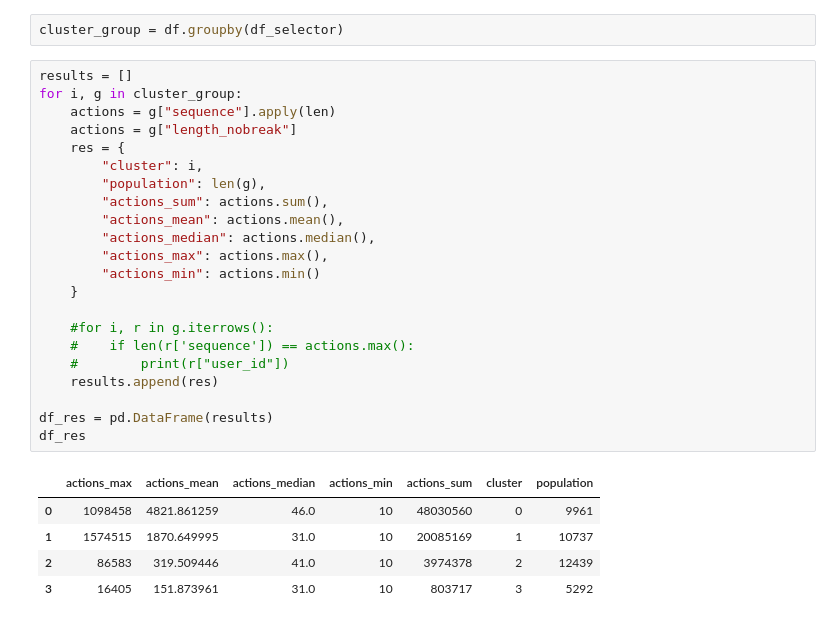
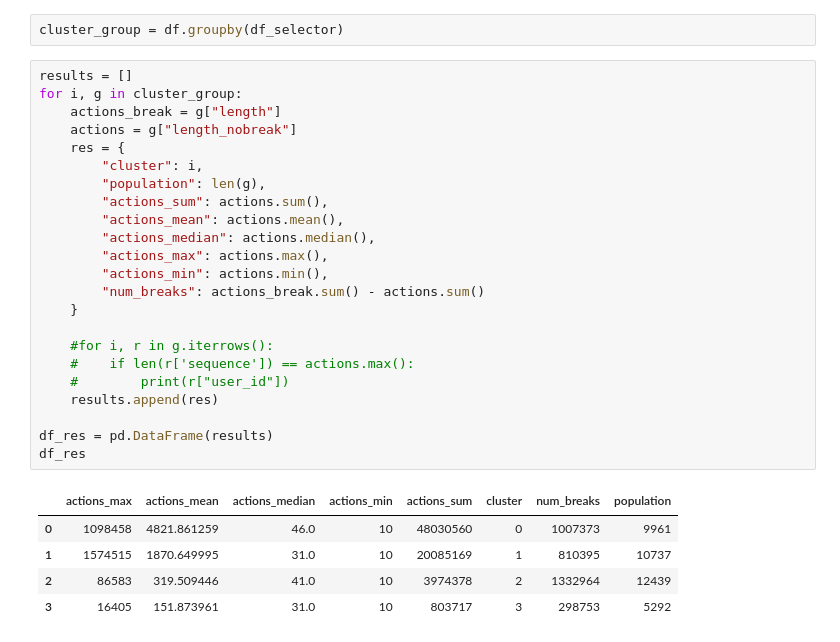
Before and after one commit to pkasper/ontology_roles, a Jupyter notebook: 004_analyse_clusters.ipynb, the cells around one changed output. Saved outputs shown, nothing was run; the diff lists cells and outputs as text.

```diff
--- a/004_analyse_clusters.ipynb
+++ b/004_analyse_clusters.ipynb
@@ -45,28 +45,29 @@ cluster_group = df.groupby(df_selector)
 # %%
 results = []
 for i, g in cluster_group:
-    actions = g["sequence"].apply(len)
+    actions_break = g["length"]
     actions = g["length_nobreak"]
     res = {
         "cluster": i,
         "population": len(g),
         "actions_sum": actions.sum(),
         "actions_mean": actions.mean(),
         "actions_median": actions.median(),
         "actions_max": actions.max(),
-        "actions_min": actions.min()
+        "actions_min": actions.min(),
+        "num_breaks": actions_break.sum() - actions.sum()
     }
 
     #for i, r in g.iterrows():
     #    if len(r['sequence']) == actions.max():
     #        print(r["user_id"])
     results.append(res)
 
 df_res = pd.DataFrame(results)
 df_res
 # %% [output]
-|  | actions_max | actions_mean | actions_median | actions_min | actions_sum | cluster | population |
-| 0 | 1098458 | 4821.861259 | 46.0 | 10 | 48030560 | 0 | 9961 |
-| 1 | 1574515 | 1870.649995 | 31.0 | 10 | 20085169 | 1 | 10737 |
-| 2 | 86583 | 319.509446 | 41.0 | 10 | 3974378 | 2 | 12439 |
-| 3 | 16405 | 151.873961 | 31.0 | 10 | 803717 | 3 | 5292 |
+|  | actions_max | actions_mean | actions_median | actions_min | actions_sum | cluster | num_breaks | population |
+| 0 | 1098458 | 4821.861259 | 46.0 | 10 | 48030560 | 0 | 1007373 | 9961 |
+| 1 | 1574515 | 1870.649995 | 31.0 | 10 | 20085169 | 1 | 810395 | 10737 |
+| 2 | 86583 | 319.509446 | 41.0 | 10 | 3974378 | 2 | 1332964 | 12439 |
+| 3 | 16405 | 151.873961 | 31.0 | 10 | 803717 | 3 | 298753 | 5292 |
```
Also changed, not shown: parts of 2 cells of this notebook, 2 other files.
